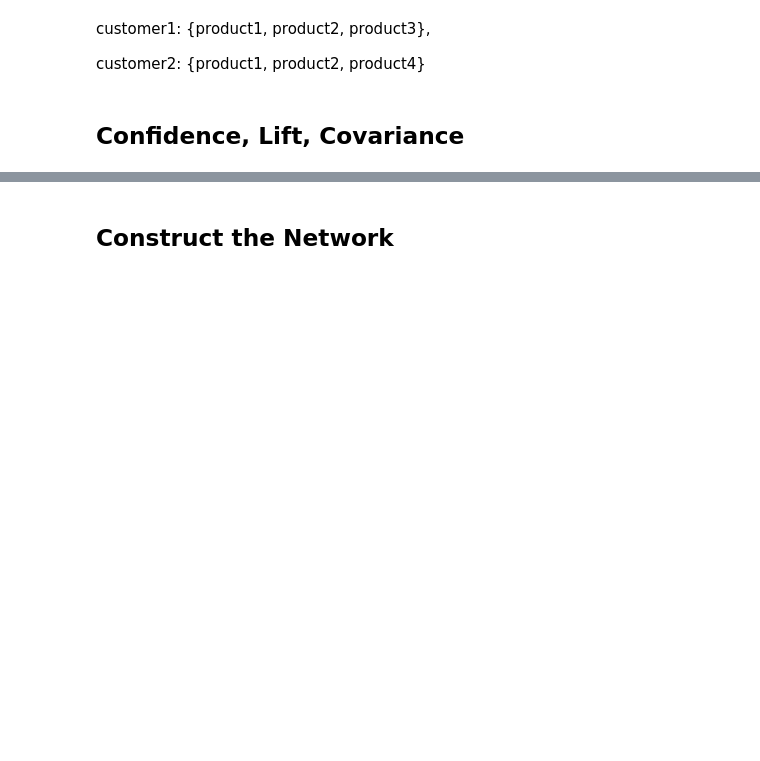
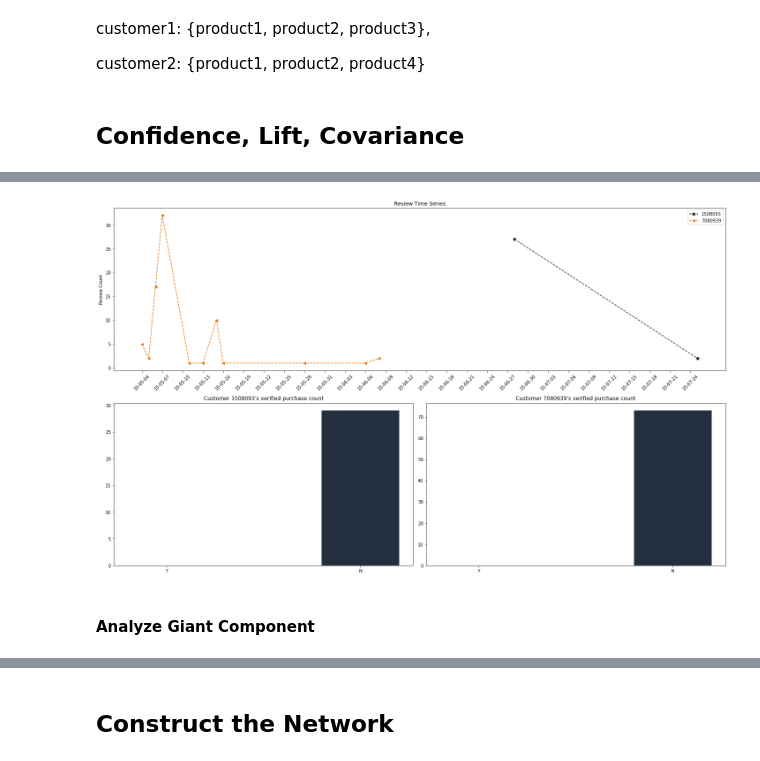
Before and after one commit to abeljoshua20/Amazon-Customer-Review-Network-Analysis, a Jupyter notebook: Final Project.ipynb, the cells around one changed output, grey strips where cells are left out. Cells and saved outputs as stored; diff of their text form; code cells hidden in the pictures; blank space fills up the shorter version.

```diff
--- a/Final Project.ipynb
+++ b/Final Project.ipynb
@@ -395,0 +532,55 @@ customer2: {product1, product2, product4}
+# %%
+df_ts1 = df.loc[df.customer_id == 1508093,
+                ['product_id', 'review_date', 'verified_purchase']].copy()
+df_ts1.review_date = pd.to_datetime(df_ts1.review_date)
+
+df_ts2 = df.loc[df.customer_id == 7080939,
+                ['product_id', 'review_date', 'verified_purchase']].copy()
+df_ts2.review_date = pd.to_datetime(df_ts2.review_date)
+
+ts1 = df_ts1.groupby('review_date')['product_id'].apply(len)
+ts2 = df_ts2.groupby('review_date')['product_id'].apply(len)
+
+fig = plt.figure(figsize=(20, 12))
+
+gs = GridSpec(2, 2, figure=fig)
+
+ax0 = fig.add_subplot(gs[0, :])
+
+ax0.plot(ts1, 'o--')
+ax0.plot(ts2, '<--')
+ax0.legend([1508093, 7080939])
+
+date_range = ts1.append(ts2).sort_index().index
+date_range = pd.date_range(start=date_range[0], end=date_range[-1],
+                           freq='D')[::3]
+date_labels = [x.strftime('%y-%m-%d') for x in date_range]
+ax0.set_xticks(date_range)
+ax0.set_xticklabels(date_labels, rotation=45)
+ax0.set_title('Review Time Series')
+ax0.set_ylabel('Review Count')
+
+x = ['Y', 'N']
+ax1 = fig.add_subplot(gs[1, 0])
+ax2 = fig.add_subplot(gs[1, 1])
+
+verif_val_count = df_ts1.verified_purchase.value_counts().to_dict()
+verif_val_count = [verif_val_count[val] if val in verif_val_count else 0
+                   for val in x]
+ax1.bar(x, verif_val_count, width=0.4)
+ax1.set_title('Customer 1508093\'s verified purchase count')
+
+
+verif_val_count = df_ts2.verified_purchase.value_counts().to_dict()
+verif_val_count = [verif_val_count[val] if val in verif_val_count else 0
+                   for val in x]
+ax2.bar(x, verif_val_count, width=0.4)
+ax2.set_title('Customer 7080939\'s verified purchase count')
+
+fig.tight_layout()
+
+del df_ts1, df_ts2  # , ts1, ts2
+# %% [output]
+[figure, added]
+# %% [markdown]
+#### Analyze Giant Component
```
Also changed, not shown: parts of 59 cells of this notebook.
